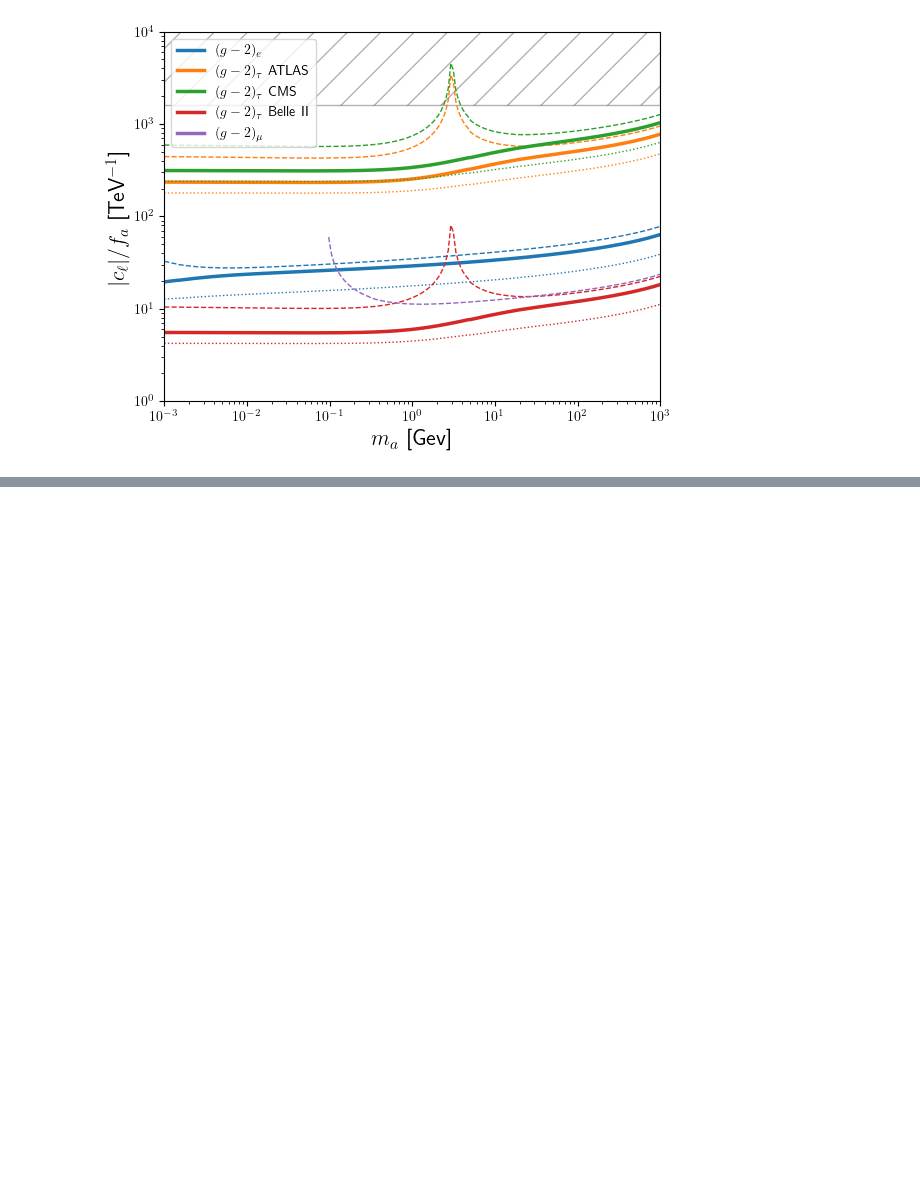
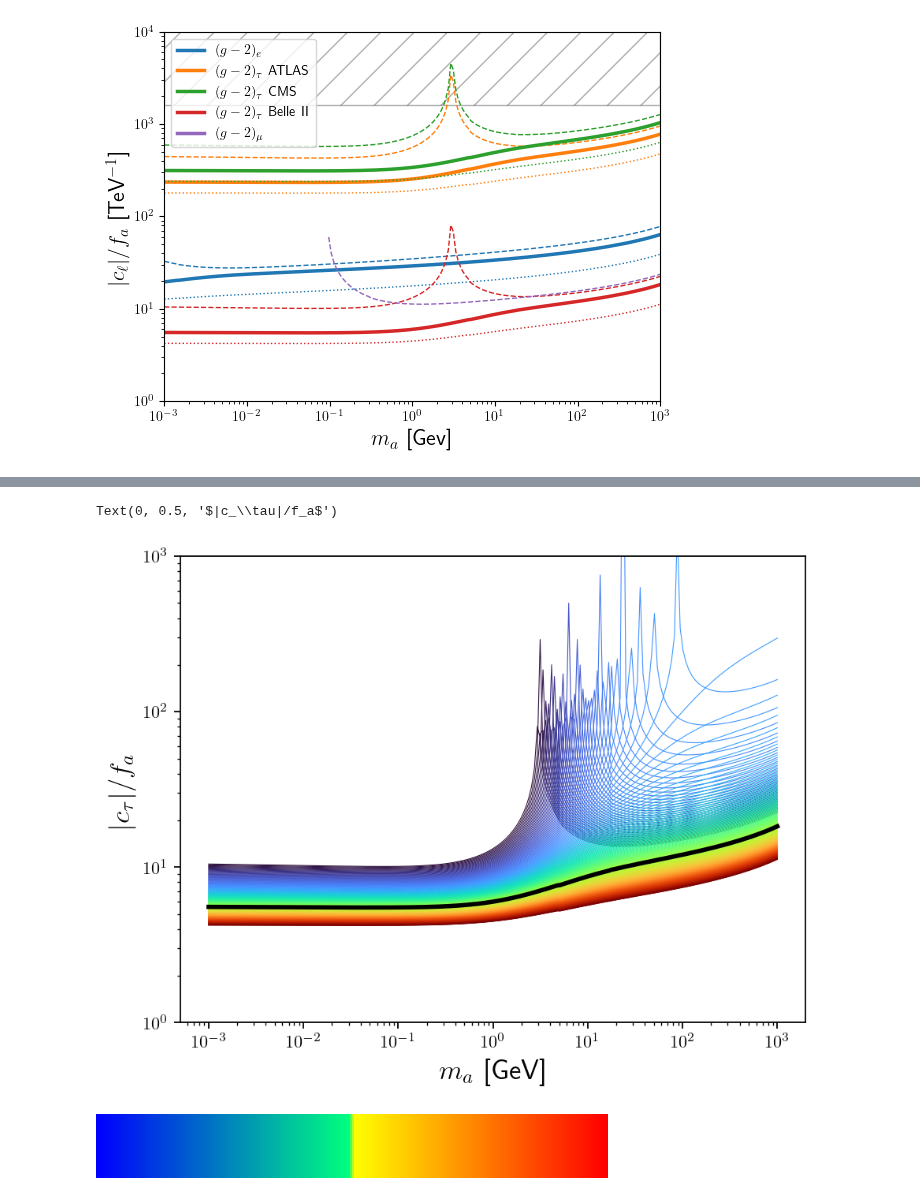
Before and after one commit to Jorge-Alda/tauALPs, a Jupyter notebook: PseudoScalar/g2/g2_new.ipynb, the cells around one changed output, grey strips where cells are left out. Cells and saved outputs as stored; diff of their text form; code cells hidden in the pictures; blank space fills up the shorter version.

Commit message:
Looking at g-2 with cgammagamma0

```diff
--- a/PseudoScalar/g2/g2_new.ipynb
+++ b/PseudoScalar/g2/g2_new.ipynb
@@ -222,6 +222,9 @@ atau_5p = [np.real(alep_1loop_GN(10**x, mtau)+alep_2loops_CKSS(10**x, mtau)+alep
 ae_5m = [np.real(alep_1loop_GN(10**x, me)+alep_2loops_CKSS(10**x, me)+alep_gammaeff(10**x, me, -5)+alep_lbl(10**x, me)) for x in np.linspace(-3, 3, 200)]
 amu_5m = [np.real(alep_1loop_GN(10**x, mmu)+alep_2loops_CKSS(10**x, mmu)+alep_gammaeff(10**x, mmu, -5)+alep_lbl(10**x, mmu)) for x in np.linspace(-3, 3, 200)]
 atau_5m = [np.real(alep_1loop_GN(10**x, mtau)+alep_2loops_CKSS(10**x, mtau)+alep_gammaeff(10**x, mtau, -5)+alep_lbl(10**x, mtau)) for x in np.linspace(-3, 3, 200)]
+# %%
+def atau_gamma(ma, cgamma=0):
+    return np.real(alep_1loop_GN(ma, mtau)+alep_2loops_CKSS(ma, mtau)+alep_gammaeff(ma, mtau, cgamma)+alep_lbl(10**x, mtau))
 # %%
 plt.loglog([10**x for x in np.linspace(-3, 3, 200)], [(1e-12/np.abs(a))**0.5 for a in ae], label=r'$(g-2)_e$', lw=2.5)
 plt.loglog([10**x for x in np.linspace(-3, 3, 200)], [(1e-12/np.abs(a))**0.5 for a in ae_5p], ls='dotted', c='tab:blue', lw=1)
@@ -259,0 +277,11 @@ pd.DataFrame({'ma_GeV': [10**x for x in np.linspace(-3, 3, 200)],
+# %%
+plt.figure(dpi=160)
+for cgammaUV in np.linspace(-5, 5, 200):
+    plt.loglog([10**x for x in np.linspace(-3, 3, 200)], [(1e-6/np.abs(atau_gamma(10**x, cgammaUV)))**0.5 for x in np.linspace(-3, 3, 200)], label=r'$(g-2)_\tau$ Belle II', lw=0.5, c=matplotlib.colormaps['turbo']((5+cgammaUV)/10))
+plt.loglog([10**x for x in np.linspace(-3, 3, 200)], [(1e-6/np.abs(a))**0.5 for a in atau], label=r'$(g-2)_\tau$ Belle II', lw=2.5, c='k')
+plt.ylim(1, 1e3)
+plt.xlabel(r'$m_a$ [GeV]', fontsize=16)
+plt.ylabel(r'$|c_\tau|/f_a$', fontsize=16)
+# %% [output]
+Text(0, 0.5, '$|c_\\tau|/f_a$')
+[figure, added]
@@ -259,0 +300,4 @@ pd.DataFrame({'ma_GeV': [10**x for x in np.linspace(-3, 3, 200)],
+# %%
+my_cmp
+# %% [output]
+[figure, added]
```
Also changed, not shown: parts of 8 cells of this notebook.
